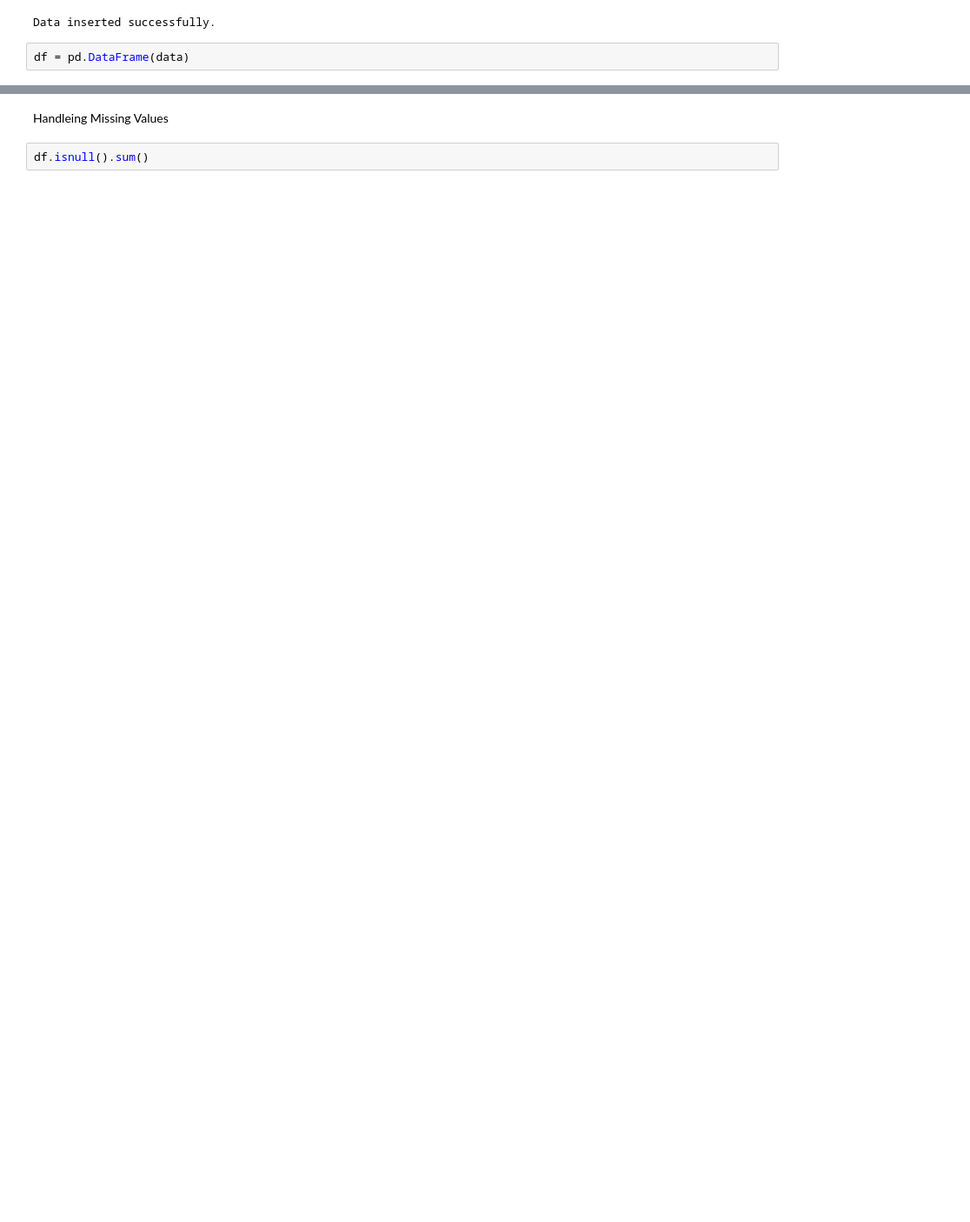
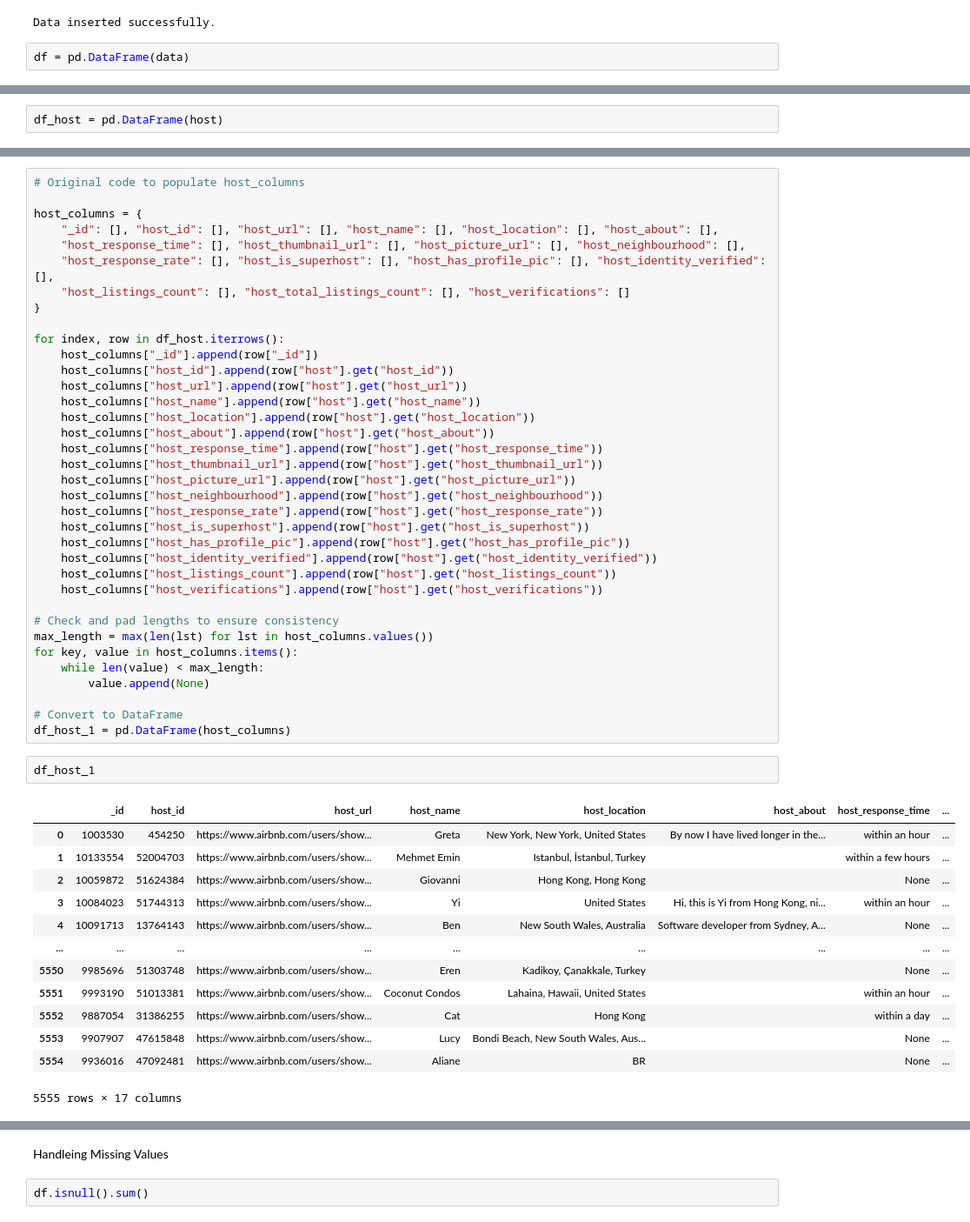
Before and after one commit to virenemmanuel/AirBNB-Analysis-main-, a Jupyter notebook: Airbnb.ipynb, the cells around one changed output, grey strips where cells are left out. Shown at 87% size. Saved outputs shown, nothing was run; the diff lists cells and outputs as text; blank space fills up the shorter version.

```diff
--- a/Airbnb.ipynb
+++ b/Airbnb.ipynb
@@ -51,0 +167,2 @@ df.head()
+# %%
+df_host = pd.DataFrame(host)
@@ -51,0 +200,52 @@ df.head()
+# %%
+# Original code to populate host_columns
+
+host_columns = {
+    "_id": [], "host_id": [], "host_url": [], "host_name": [], "host_location": [], "host_about": [],
+    "host_response_time": [], "host_thumbnail_url": [], "host_picture_url": [], "host_neighbourhood": [],
+    "host_response_rate": [], "host_is_superhost": [], "host_has_profile_pic": [], "host_identity_verified": [],
+    "host_listings_count": [], "host_total_listings_count": [], "host_verifications": []
+}
+
+for index, row in df_host.iterrows():
+    host_columns["_id"].append(row["_id"])
+    host_columns["host_id"].append(row["host"].get("host_id"))
+    host_columns["host_url"].append(row["host"].get("host_url"))
+    host_columns["host_name"].append(row["host"].get("host_name"))
+    host_columns["host_location"].append(row["host"].get("host_location"))
+    host_columns["host_about"].append(row["host"].get("host_about"))
+    host_columns["host_response_time"].append(row["host"].get("host_response_time"))
+    host_columns["host_thumbnail_url"].append(row["host"].get("host_thumbnail_url"))
+    host_columns["host_picture_url"].append(row["host"].get("host_picture_url"))
+    host_columns["host_neighbourhood"].append(row["host"].get("host_neighbourhood"))
+    host_columns["host_response_rate"].append(row["host"].get("host_response_rate"))
+    host_columns["host_is_superhost"].append(row["host"].get("host_is_superhost"))
+    host_columns["host_has_profile_pic"].append(row["host"].get("host_has_profile_pic"))
+    host_columns["host_identity_verified"].append(row["host"].get("host_identity_verified"))
+    host_columns["host_listings_count"].append(row["host"].get("host_listings_count"))
+    host_columns["host_verifications"].append(row["host"].get("host_verifications"))
+
+# Check and pad lengths to ensure consistency
+max_length = max(len(lst) for lst in host_columns.values())
+for key, value in host_columns.items():
+    while len(value) < max_length:
+        value.append(None)
+
+# Convert to DataFrame
+df_host_1 = pd.DataFrame(host_columns)
+# %%
+df_host_1
+# %% [output]
+|  | _id | host_id | host_url | host_name | host_location | host_about | host_response_time | ... |
+| 0 | 1003530 | 454250 | https://www.airbnb.com/users/show... | Greta | New York, New York, United States | By now I have lived longer in the... | within an hour | ... |
+| 1 | 10133554 | 52004703 | https://www.airbnb.com/users/show... | Mehmet Emin | Istanbul, İstanbul, Turkey |  | within a few hours | ... |
+| 2 | 10059872 | 51624384 | https://www.airbnb.com/users/show... | Giovanni | Hong Kong, Hong Kong |  | None | ... |
+| 3 | 10084023 | 51744313 | https://www.airbnb.com/users/show... | Yi | United States | Hi, this is Yi from Hong Kong, ni... | within an hour | ... |
+| 4 | 10091713 | 13764143 | https://www.airbnb.com/users/show... | Ben | New South Wales, Australia | Software developer from Sydney, A... | None | ... |
+| ... | ... | ... | ... | ... | ... | ... | ... | ... |
+| 5550 | 9985696 | 51303748 | https://www.airbnb.com/users/show... | Eren | Kadikoy, Çanakkale, Turkey |  | None | ... |
+| 5551 | 9993190 | 51013381 | https://www.airbnb.com/users/show... | Coconut Condos | Lahaina, Hawaii, United States |  | within an hour | ... |
+| 5552 | 9887054 | 31386255 | https://www.airbnb.com/users/show... | Cat | Hong Kong |  | within a day | ... |
+| 5553 | 9907907 | 47615848 | https://www.airbnb.com/users/show... | Lucy | Bondi Beach, New South Wales, Aus... |  | None | ... |
+| 5554 | 9936016 | 47092481 | https://www.airbnb.com/users/show... | Aliane | BR |  | None | ... |
+5555 rows × 17 columns
```
Also changed, not shown: parts of 28 cells of this notebook, 1 other file.
